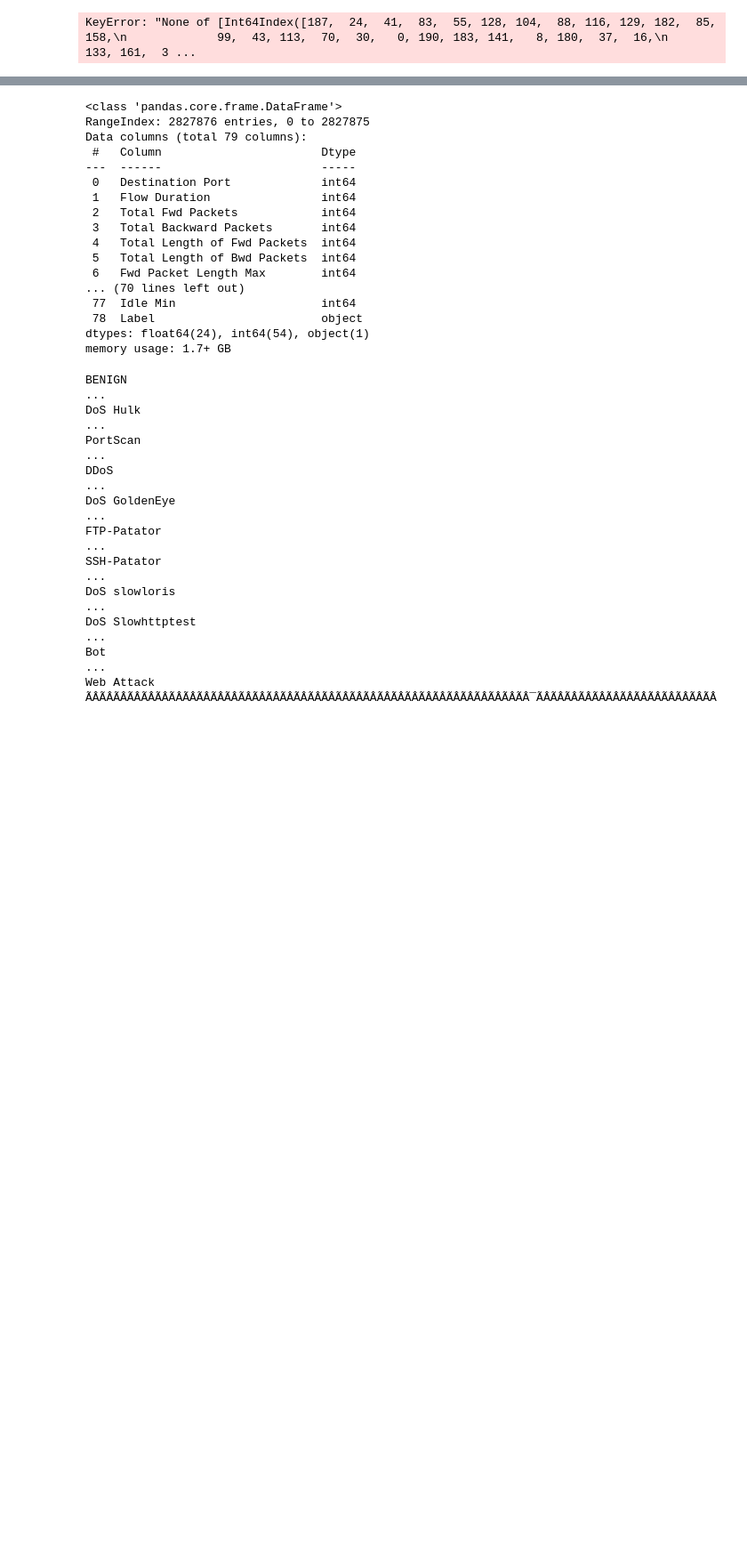
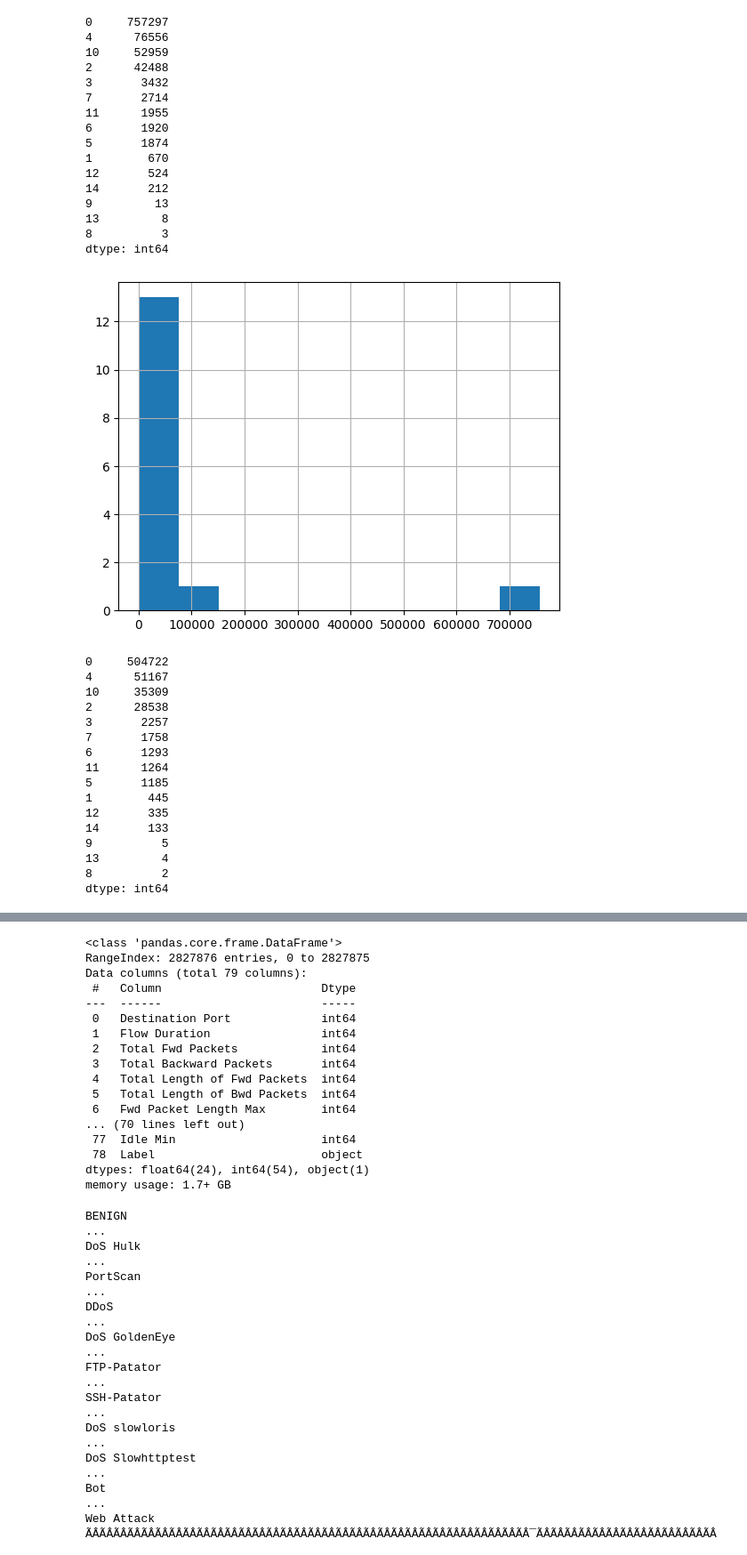
Before and after one commit to 0had0/IDS-LAB, a Jupyter notebook: notebooks.old/analyze_dataset.ipynb, the cells around one changed output, grey strips where cells are left out. Shown at 89% size. Saved outputs shown, nothing was run; the diff lists cells and outputs as text; code cells hidden in the pictures; blank space fills up the shorter version.

```diff
--- a/notebooks/analyze_dataset.ipynb
+++ b/notebooks.old/analyze_dataset.ipynb
@@ -14,5 +12,6 @@ df.shape
 # %%
 import numpy as np
+from sklearn.calibration import LabelEncoder
 
 def random_sized_split(x: np.ndarray, y: np.ndarray, n: int):
     """
@@ -38,14 +37,52 @@ def random_sized_split(x: np.ndarray, y: np.ndarray, n: int):
         chunks.append((x_next, y_next))
 
     return chunks
-def split(_x, _train_size):
-        indices = np.arange(len(_x))
-        np.random.shuffle(indices)
 
-        split_idx = int(_train_size * len(_x))
+encoder = LabelEncoder()
+splits = random_sized_split(df.drop(['Label'], axis=1).values, encoder.fit_transform(
+        df.Label.values
+    ), 3)
 
-        return _x[indices[:split_idx]], _x[indices[split_idx:]]
-
-random_sized_split(df.drop(['Label'], axis=1), df.Label, 3)
+del df
-# %% [output]
-KeyError: "None of [Int64Index([187,  24,  41,  83,  55, 128, 104,  88, 116, 129, 182,  85, 158,\n             99,  43, 113,  70,  30,   0, 190, 183, 141,   8, 180,  37,  16,\n            133, 161,  3 ...
+# %%
+import matplotlib.pyplot as plt
+
+for i, (x, y) in enumerate(splits):
+    df = pd.DataFrame(y).value_counts()
+    df.hist()
+    print(df)
+    plt.show()
+# %% [output]
+0     757297
+4      76556
+10     52959
+2      42488
+3       3432
+7       2714
+11      1955
+6       1920
+5       1874
+1        670
+12       524
+14       212
+9         13
+13         8
+8          3
+dtype: int64
+[figure, added]
+0     504722
+4      51167
+10     35309
+2      28538
+3       2257
+7       1758
+6       1293
+11      1264
+5       1185
+1        445
+12       335
+14       133
+9          5
+13         4
+8          2
+dtype: int64
```
Also changed, not shown: parts of 2 cells of this notebook, 29 other files.
